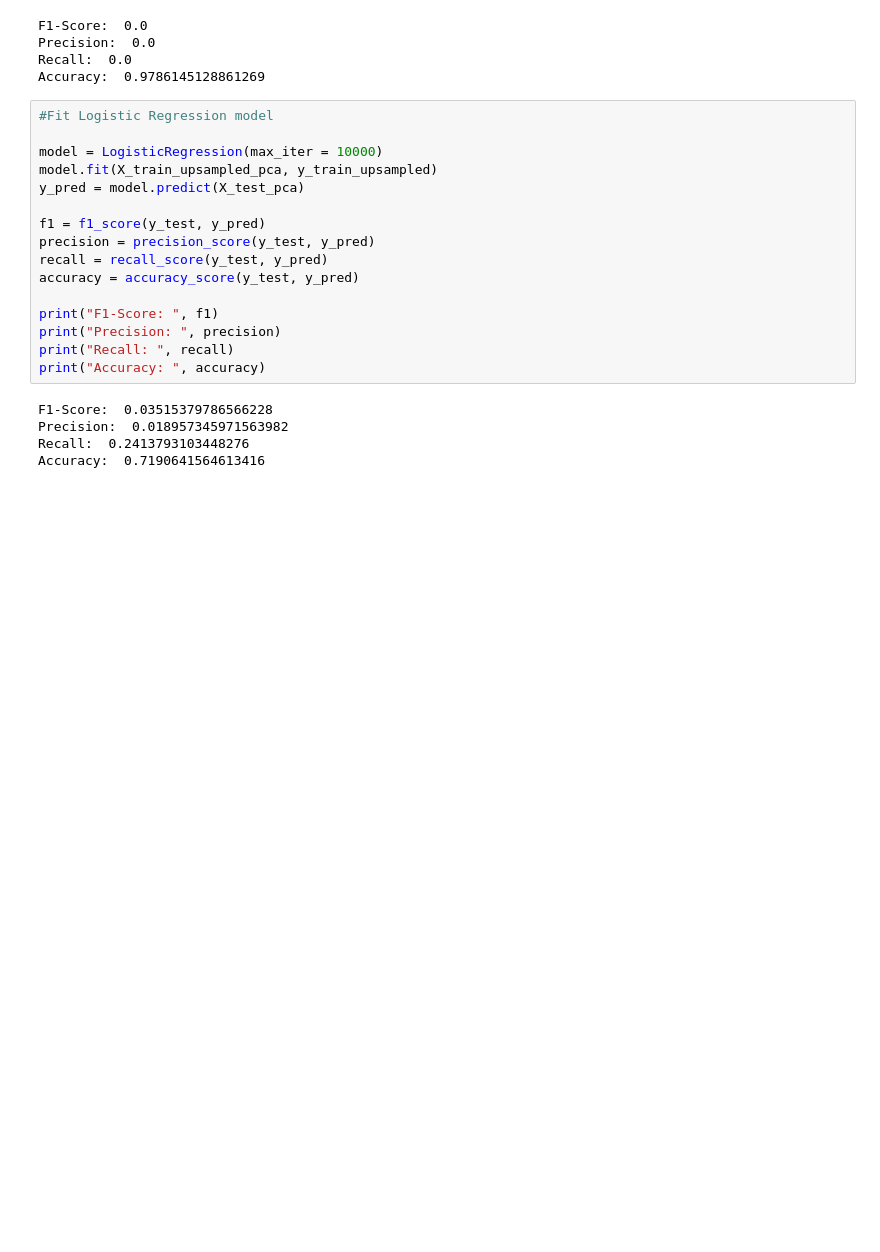
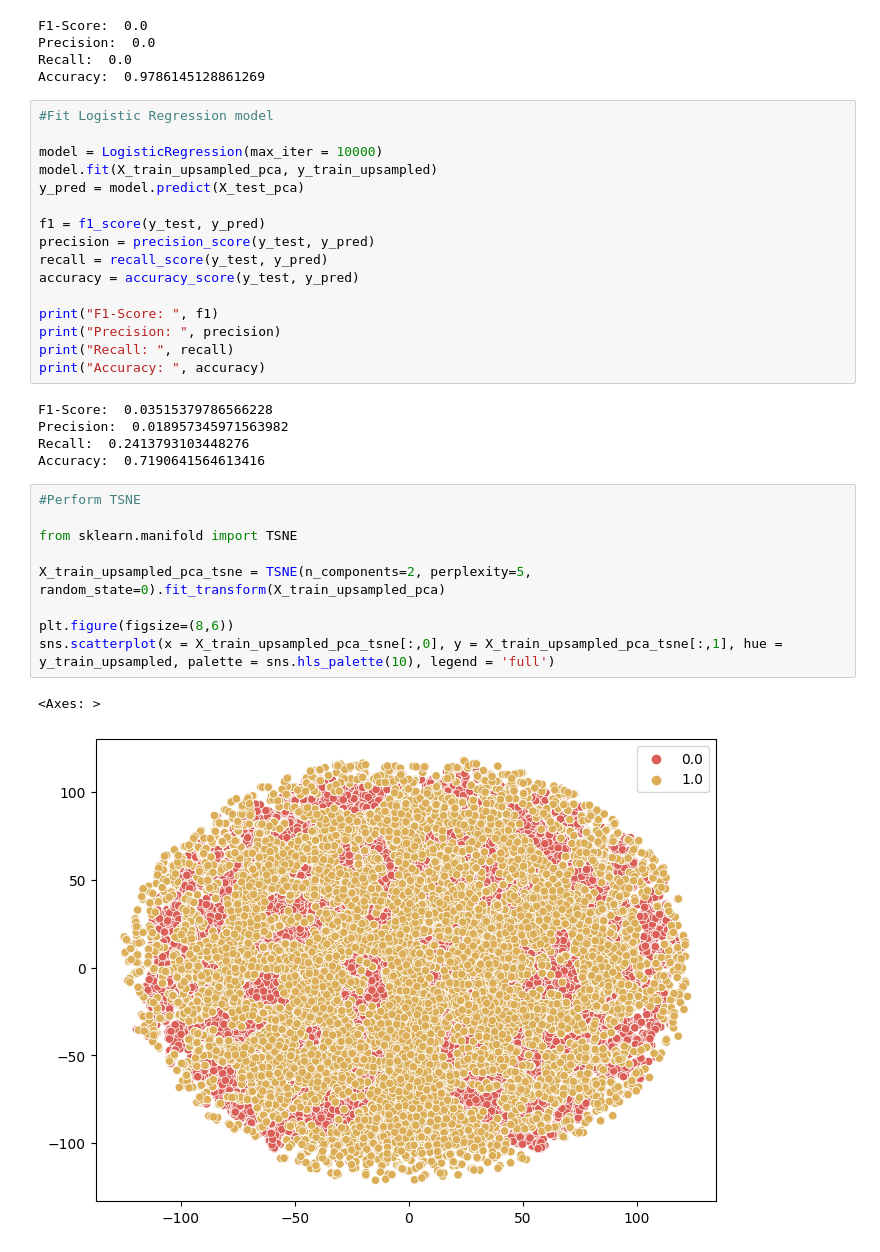
Before and after one commit to madhusudan-deshpande/breast-cancer-detection, a Jupyter notebook: pca-knn-256x256.ipynb, the cells around one changed output. Saved outputs shown, nothing was run; the diff lists cells and outputs as text; blank space fills up the shorter version.

Commit message:
added TSNE to PCA+KNN model

```diff
--- a/pca-knn-256x256.ipynb
+++ b/pca-knn-256x256.ipynb
@@ -169,3 +169,15 @@ F1-Score:  0.03515379786566228
 Precision:  0.018957345971563982
 Recall:  0.2413793103448276
 Accuracy:  0.7190641564613416
+# %%
+#Perform TSNE
+
+from sklearn.manifold import TSNE
+
+X_train_upsampled_pca_tsne = TSNE(n_components=2, perplexity=5, random_state=0).fit_transform(X_train_upsampled_pca)
+
+plt.figure(figsize=(8,6))
+sns.scatterplot(x = X_train_upsampled_pca_tsne[:,0], y = X_train_upsampled_pca_tsne[:,1], hue = y_train_upsampled, palette = sns.hls_palette(10), legend = 'full')
+# %% [output]
+<Axes: >
+[figure, added]
```
